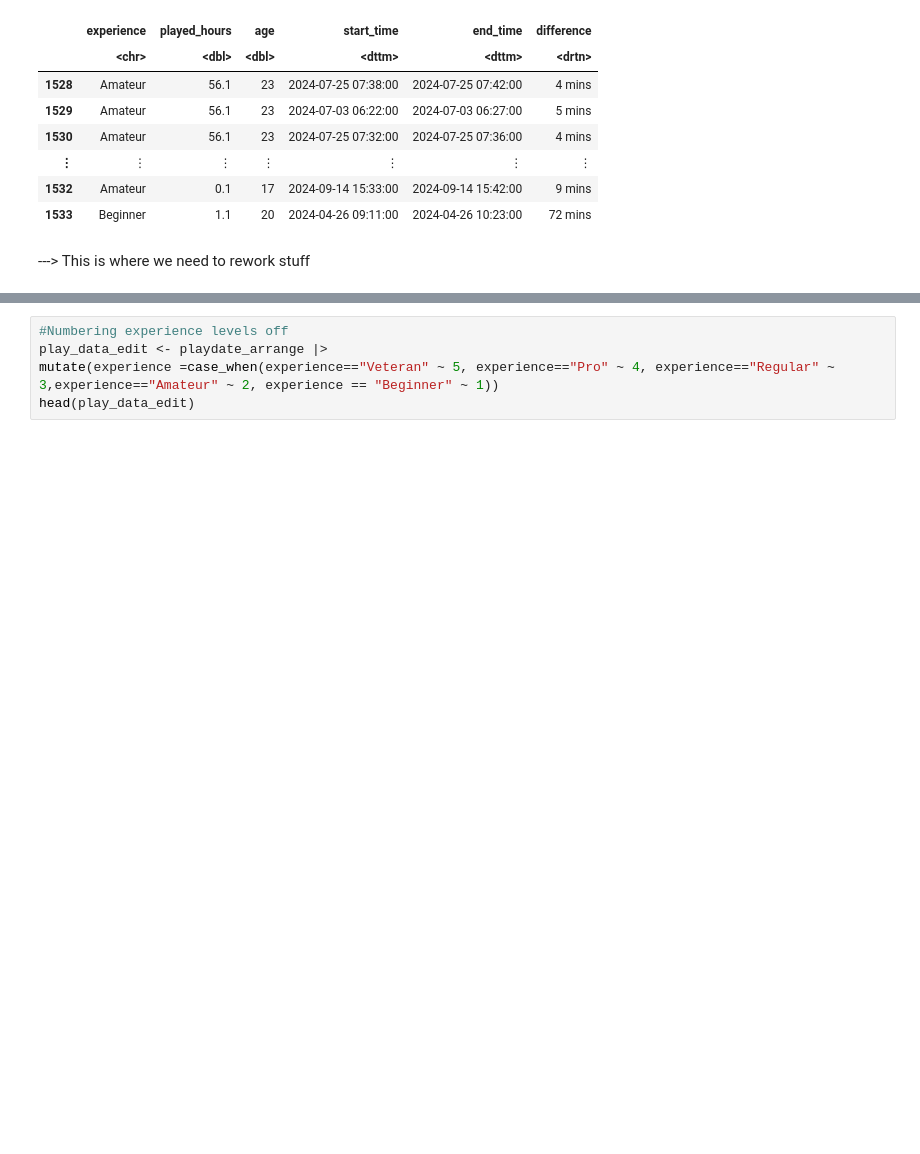
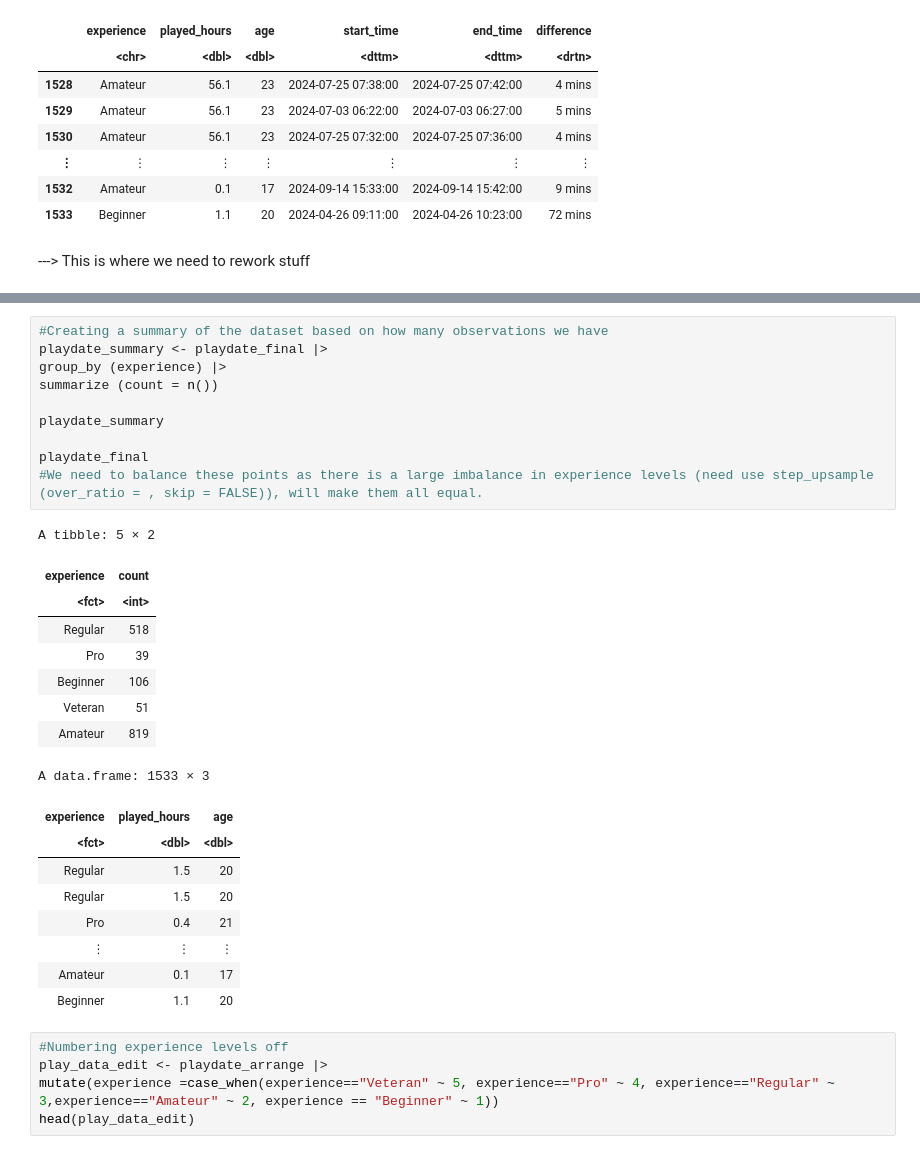
Before and after one commit to EtanSun/DSCI_100_Project, a Jupyter notebook: project.ipynb, the cells around one changed output, grey strips where cells are left out. Saved outputs shown, nothing was run; the diff lists cells and outputs as text; blank space fills up the shorter version.

```diff
--- a/project.ipynb
+++ b/project.ipynb
@@ -166,3 +187,31 @@ Warning message in scale_y_log10():
+# %%
+#Creating a summary of the dataset based on how many observations we have
+playdate_summary <- playdate_final |>
+group_by (experience) |>
+summarize (count = n())
+
+playdate_summary
+
+playdate_final
+#We need to balance these points as there is a large imbalance in experience levels (need use step_upsample (over_ratio = , skip = FALSE)), will make them all equal.
+# %% [output]
+A tibble: 5 × 2
+| experience | count |
+| <fct> | <int> |
+| Regular | 518 |
+| Pro | 39 |
+| Beginner | 106 |
+| Veteran | 51 |
+| Amateur | 819 |
+A data.frame: 1533 × 3
+| experience | played_hours | age |
+| <fct> | <dbl> | <dbl> |
+| Regular | 1.5 | 20 |
+| Regular | 1.5 | 20 |
+| Pro | 0.4 | 21 |
+| ⋮ | ⋮ | ⋮ |
+| Amateur | 0.1 | 17 |
+| Beginner | 1.1 | 20 |
 # %%
 #Numbering experience levels off
 play_data_edit <- playdate_arrange |>
```
Also changed, not shown: parts of 2 cells of this notebook.
